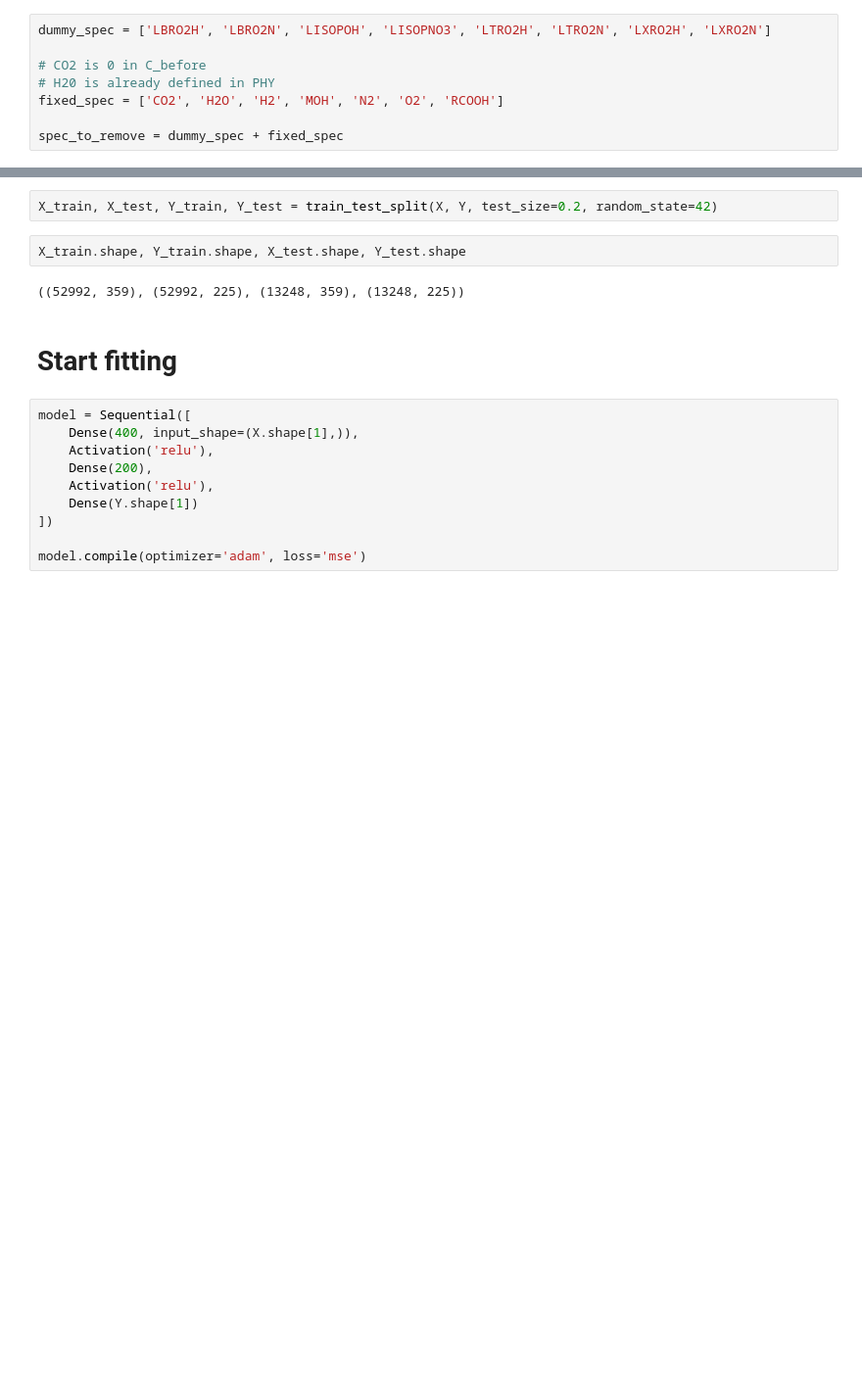
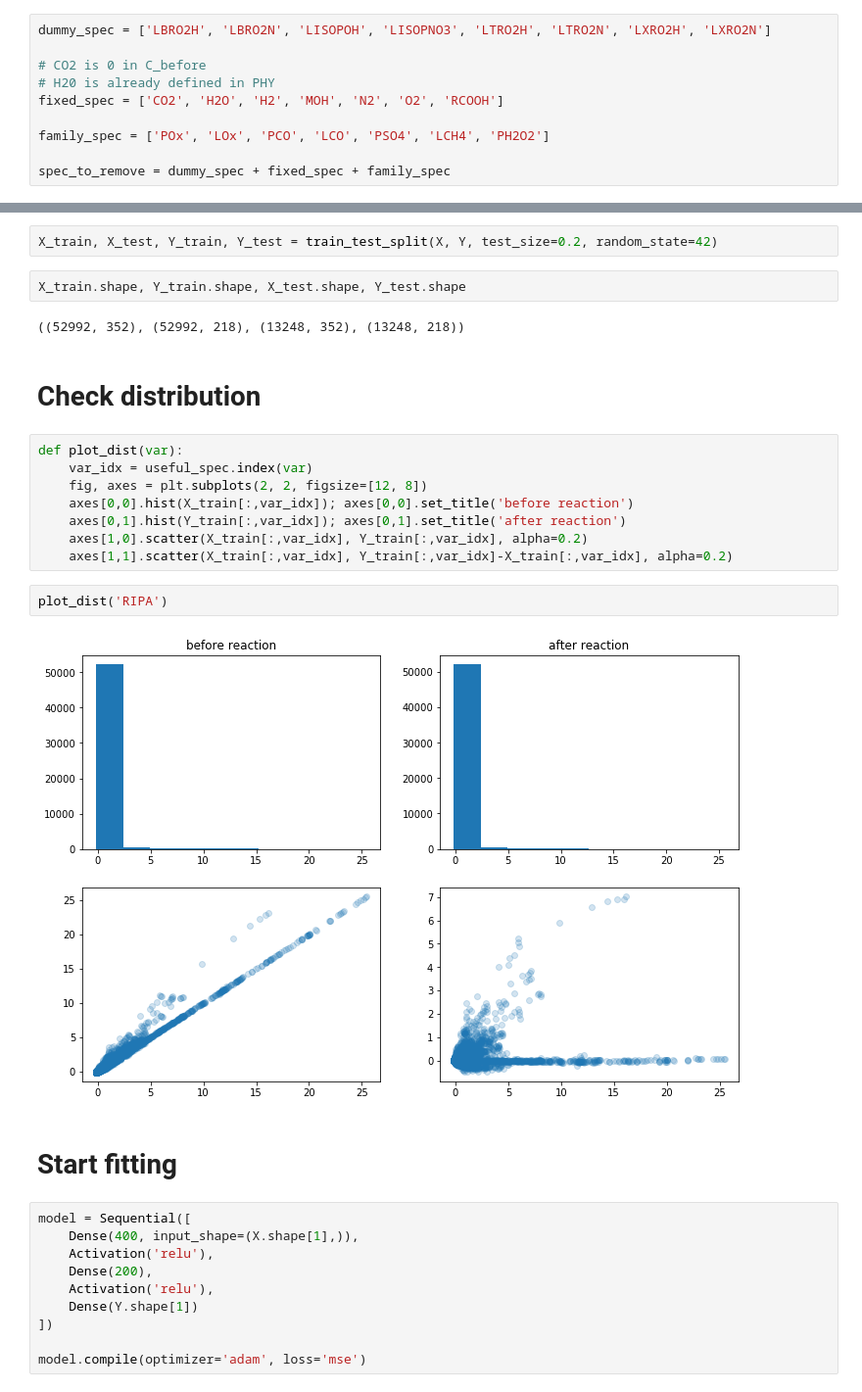
Before and after one commit to JiaweiZhuang/train_KPP, a Jupyter notebook: baseline_fitting.ipynb, the cells around one changed output, grey strips where cells are left out. Shown: that part at 98% size. Saved outputs shown, nothing was run; the diff lists cells and outputs as text; blank space fills up the shorter version.

```diff
--- a/baseline_fitting.ipynb
+++ b/baseline_fitting.ipynb
@@ -98,7 +108,9 @@ dummy_spec = ['LBRO2H', 'LBRO2N', 'LISOPOH', 'LISOPNO3', 'LTRO2H', 'LTRO2N', 'LX
 # H20 is already defined in PHY
 fixed_spec = ['CO2', 'H2O', 'H2', 'MOH', 'N2', 'O2', 'RCOOH']
 
-spec_to_remove = dummy_spec + fixed_spec
+family_spec = ['POx', 'LOx', 'PCO', 'LCO', 'PSO4', 'LCH4', 'PH2O2']
+
+spec_to_remove = dummy_spec + fixed_spec + family_spec
 # %%
 useful_spec = [v for v in spec_names if v not in spec_to_remove]
 print(len(useful_spec), useful_spec)
@@ -171,7 +183,21 @@ X_train, X_test, Y_train, Y_test = train_test_split(X, Y, test_size=0.2, random_
 # %%
 X_train.shape, Y_train.shape, X_test.shape, Y_test.shape
 # %% [output]
-((52992, 359), (52992, 225), (13248, 359), (13248, 225))
+((52992, 352), (52992, 218), (13248, 352), (13248, 218))
+# %% [markdown]
+# Check distribution
+# %%
+def plot_dist(var):
+    var_idx = useful_spec.index(var)
+    fig, axes = plt.subplots(2, 2, figsize=[12, 8])
+    axes[0,0].hist(X_train[:,var_idx]); axes[0,0].set_title('before reaction')
+    axes[0,1].hist(Y_train[:,var_idx]); axes[0,1].set_title('after reaction')
+    axes[1,0].scatter(X_train[:,var_idx], Y_train[:,var_idx], alpha=0.2)
+    axes[1,1].scatter(X_train[:,var_idx], Y_train[:,var_idx]-X_train[:,var_idx], alpha=0.2)
+# %%
+plot_dist('RIPA')
+# %% [output]
+[figure, added]
 # %% [markdown]
 # Start fitting
 # %%
```
Also changed, not shown: parts of 9 cells of this notebook.
